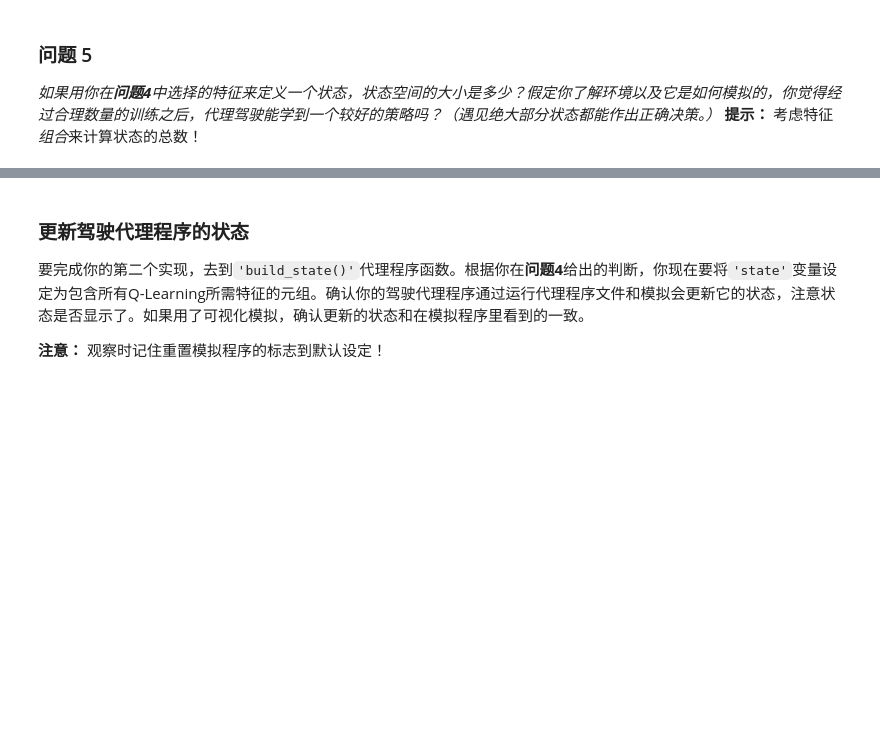
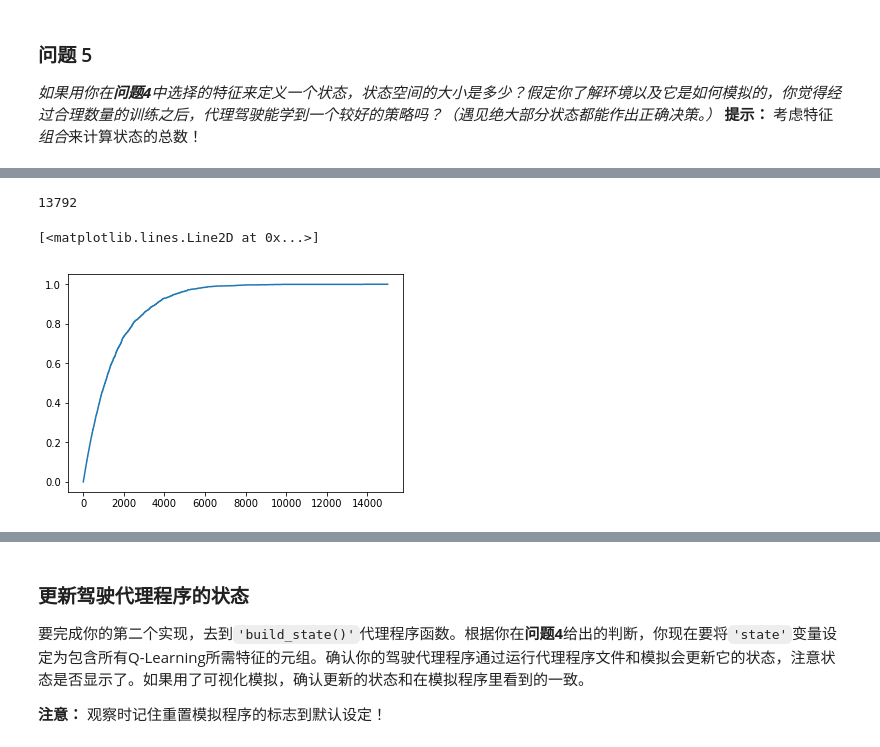
Before and after one commit to siyuanxu/udacity-ml, a Jupyter notebook: 04-smartcab/smartcab.ipynb, the cells around one changed output, grey strips where cells are left out. Drawn from its saved outputs; the diff is of its cells as text; code cells hidden in the pictures; blank space fills up the shorter version.

```diff
--- a/04-smartcab/smartcab.ipynb
+++ b/04-smartcab/smartcab.ipynb
@@ -168,0 +178,23 @@ vs.plot_trials('sim_no-learning.csv')
+# %%
+import random
+
+choices = []
+
+probs = [i for i in range(1,1537)]
+
+i = 0
+while i<15000:
+    choices.append(random.choice(probs))
+    i+=1
+# %%
+set_lenth = [len(set(choices[:i])) for i in range(len(choices))]
+full_prob_point = set_lenth.index(1536)
+print full_prob_point
+
+import matplotlib.pyplot as plt
+import numpy as np
+plt.plot(np.array(set_lenth)/1536.0)
+# %% [output]
+13792
+[<matplotlib.lines.Line2D at 0x...>]
+[figure, added]
```
Also changed, not shown: parts of 17 cells of this notebook, 14 other files.
